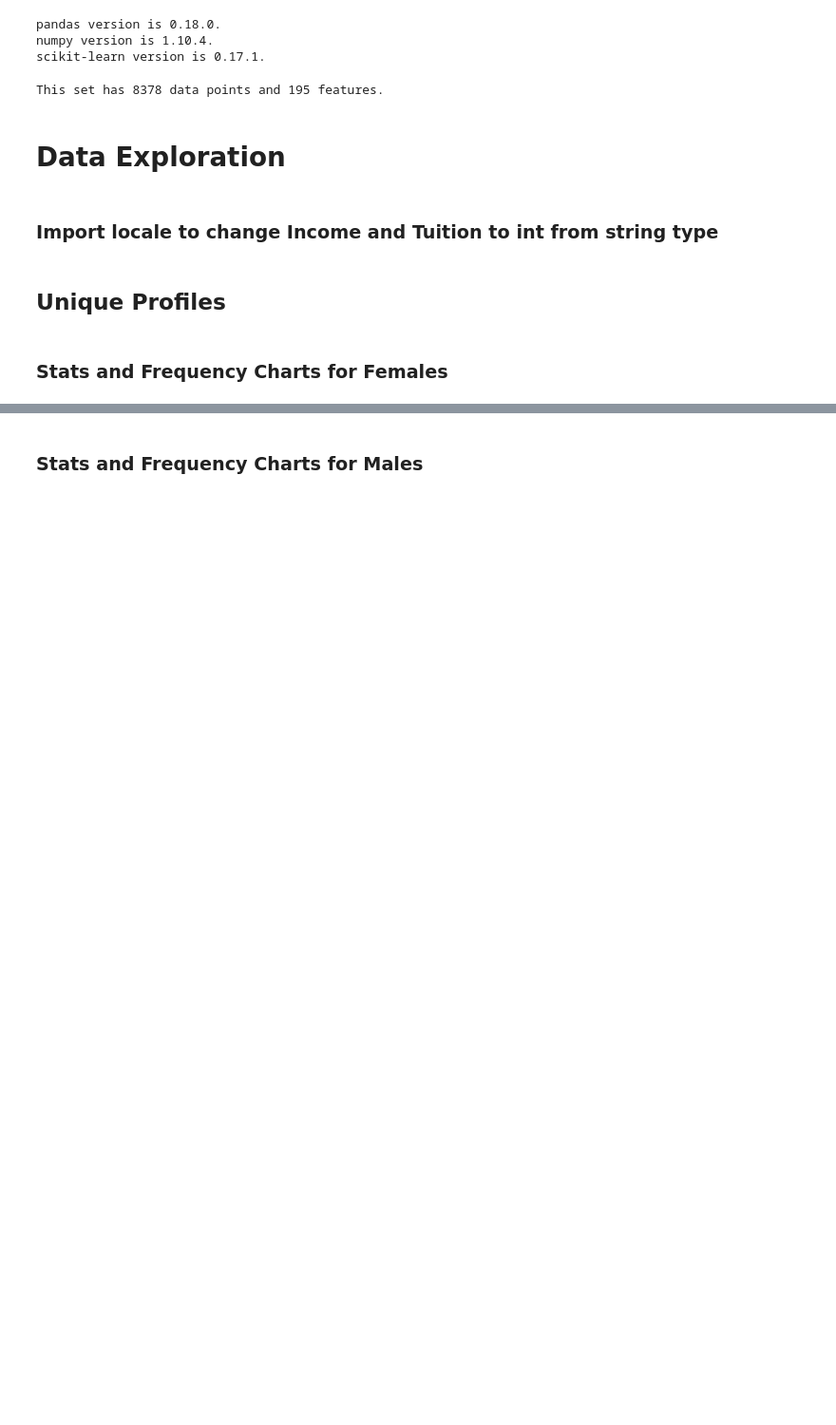
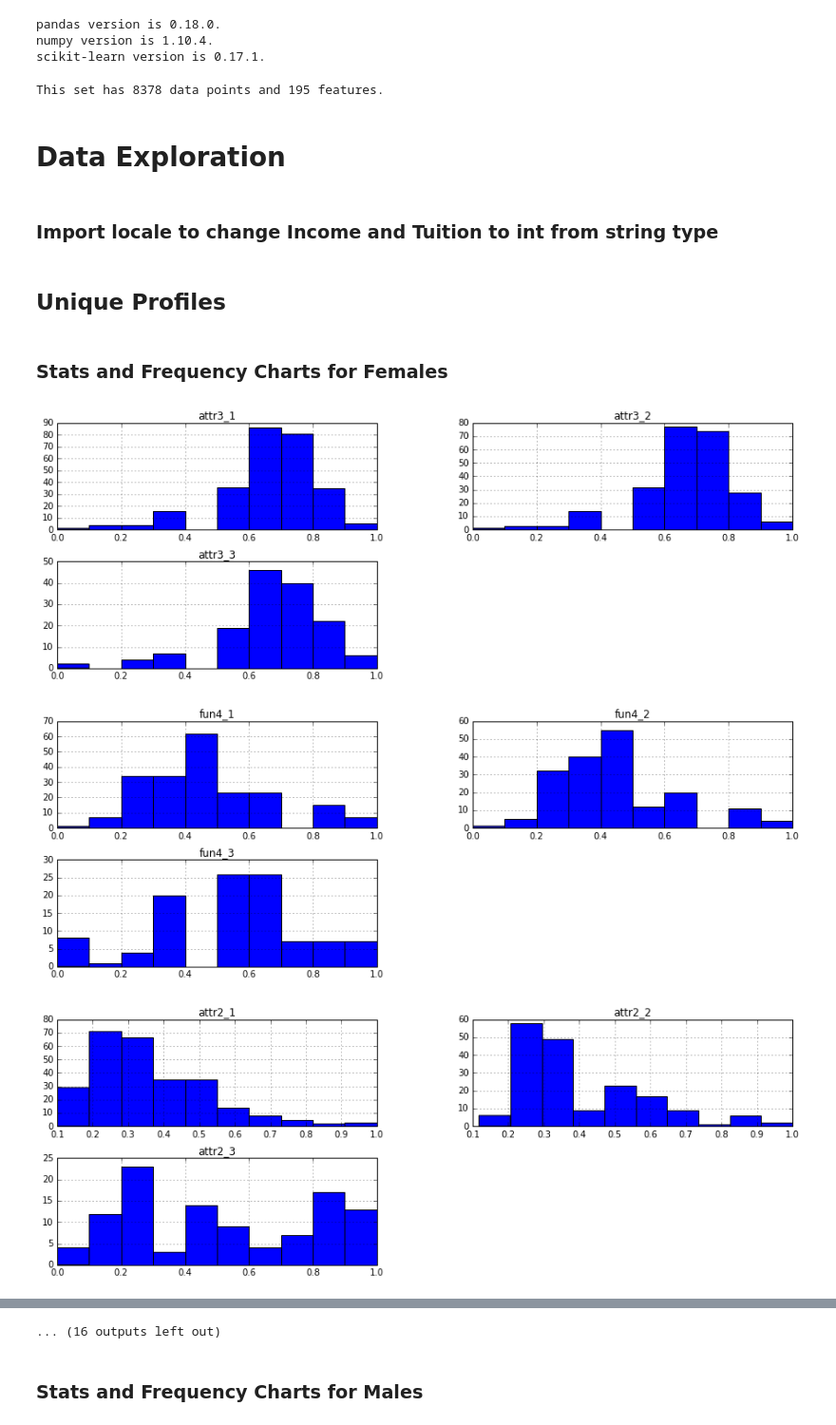
Before and after one commit to fiatveritas/Portfolio, a Jupyter notebook: Udacity_Project_5_Capstone/Love_At_First_Sight.ipynb, the cells around one changed output, grey strips where cells are left out. Shown at 95% size. Drawn from its saved outputs; the diff is of its cells as text; code cells hidden in the pictures; blank space fills up the shorter version.

Commit message:
feat: fixed list of lists and fixed normalization for features

```diff
--- a/Udacity_Project_5_Capstone/Love_At_First_Sight.ipynb
+++ b/Udacity_Project_5_Capstone/Love_At_First_Sight.ipynb
@@ -46,15 +42,27 @@ for i in fc.clean_up_2:
+# %%
+import features_creator as fc #importing feature names made in file features_creator.py
+for i in fc.clean_up_2:
+    data.replace(to_replace = 12.0, value = 10.0, inplace = True)
+for i in fc.list_of_lists:
+    data[i] = (data[i] - data[i].min()) / (data[i].max() - data[i].min())
+new_frame = pd.DataFrame((data[(data['wave'] >= 6) & (data['wave'] <= 9)][fc.clean_up_4] - data[(data['wave'] >= 6) & (data['wave'] <= 9)][fc.clean_up_4].min()) / (data[(data['wave'] >= 6) & (data['wave'] <= 9)][fc.clean_up_4].max() - data[(data['wave'] >= 6) & (data['wave'] <= 9)][fc.clean_up_4].min()))
+new_frame_2 = pd.DataFrame((data[(data['wave'] >= 10) & (data['wave'] <= 21)][fc.clean_up_4] - data[(data['wave'] >= 10) & (data['wave'] <= 21)][fc.clean_up_4].min()) / (data[(data['wave'] >= 10) & (data['wave'] <= 21)][fc.clean_up_4].max() - data[(data['wave'] >= 10) & (data['wave'] <= 21)][fc.clean_up_4].min()))
+result = pd.concat([new_frame, new_frame_2])
+data.update(result)
 # %% [markdown]
 <h3>Import locale to change Income and Tuition to int from string type</h3>
 # %% [markdown]
 <h2>Unique Profiles</h2>
 # %%
-#unique = data.copy()
-#unique.drop_duplicates(subset = 'iid', keep = 'first', inplace = True)
-#for i in fc.list_of_lists:
-#    unique[i] = (unique[i] - unique[i].min()) / (unique[i].max() - unique[i].min())
+unique = data.copy()
+unique.drop_duplicates(subset = 'iid', keep = 'first', inplace = True)
 # %% [markdown]
 <h3>Stats and Frequency Charts for Females</h3>
 # %%
 #fc.dating_attributes_vs_time_describe(data = unique, gender = 0)
 # %%
-#fc.dating_attributes_vs_time_hist(data = unique, gender = 0)
+fc.dating_attributes_vs_time_hist(data = unique, gender = 0)
+# %% [output]
+[figure, added]
+[figure, added]
+[figure, added]
@@ -61,3 +78,4 @@ for i in fc.clean_up_2:
+... (16 outputs left out)
 # %% [markdown]
 <h3>Stats and Frequency Charts for Males</h3>
 # %%
```
Also changed, not shown: parts of 13 cells of this notebook, 1 other file.
